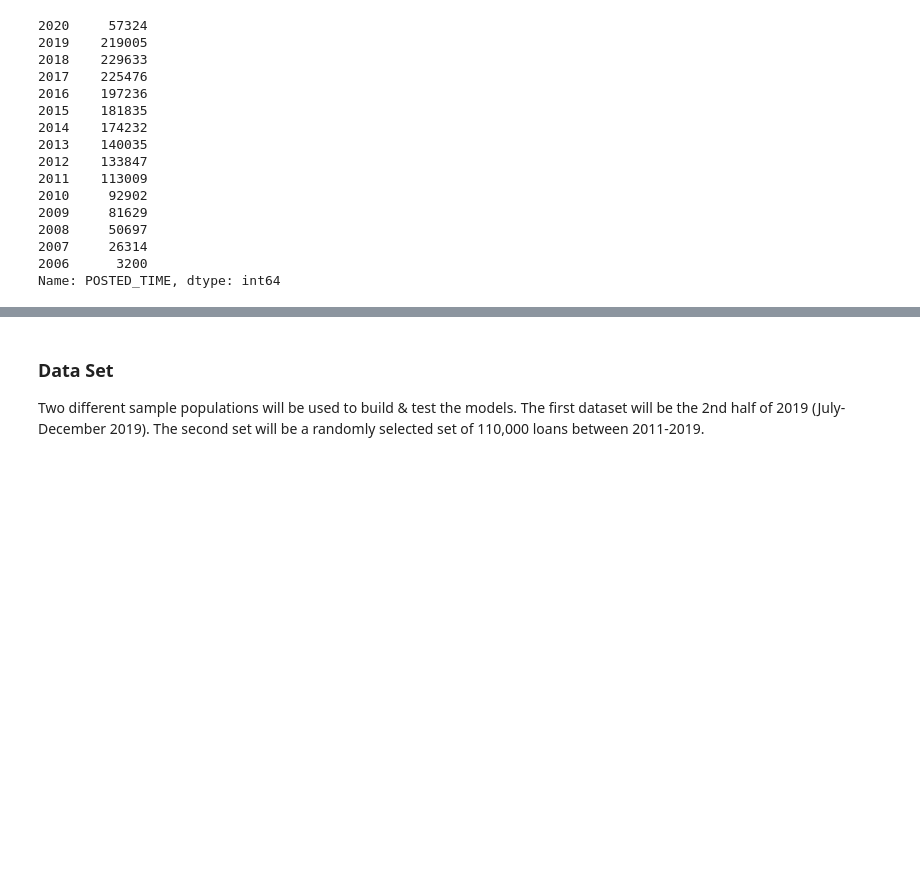
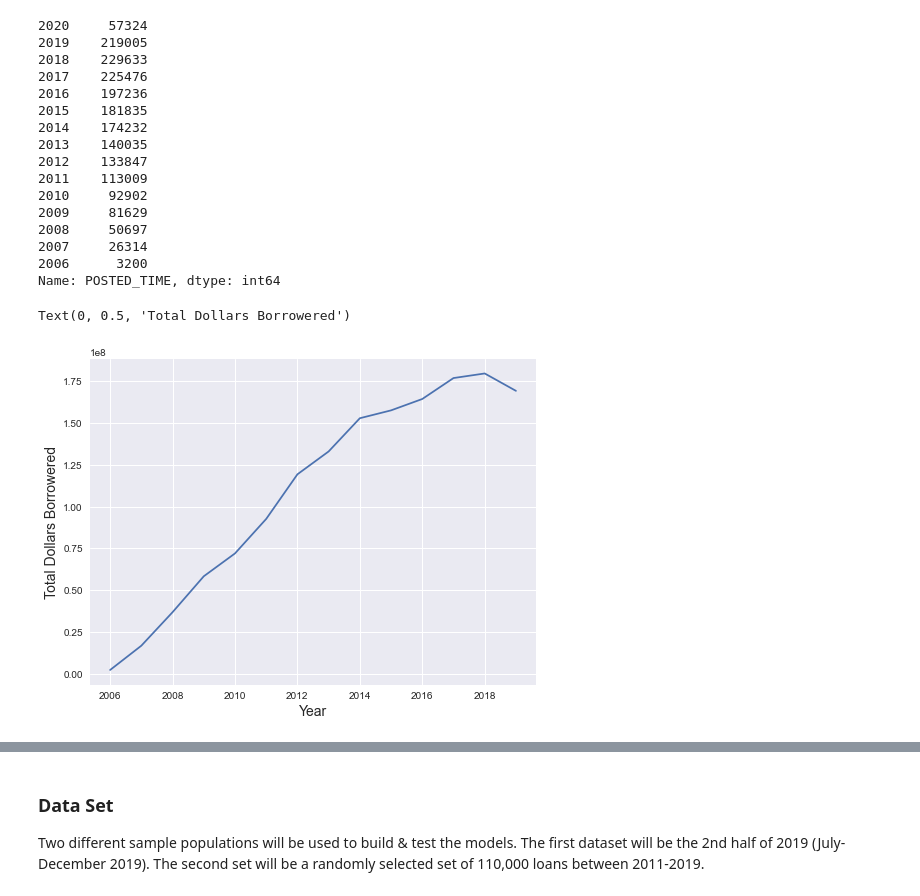
Before and after one commit to mewiebe/Kiva_Capstone_Project, a Jupyter notebook: notebooks/01_data_selection.ipynb, the cells around one changed output, grey strips where cells are left out. Drawn from its saved outputs; the diff is of its cells as text; code cells hidden in the pictures; blank space fills up the shorter version.

```diff
--- a/notebooks/01_data_selection.ipynb
+++ b/notebooks/01_data_selection.ipynb
@@ -70,6 +66,8 @@ Kiva started offering loans in 2006 and their business has grown since. The tota
 # %%
 # of loans posted in each year
 loans['POSTED_TIME'] = pd.to_datetime(loans['POSTED_TIME'] )
+loans['MONTH']= loans.POSTED_TIME.dt.month
+loans['YEAR']= loans.POSTED_TIME.dt.year
 loans.POSTED_TIME.dt.year.value_counts().sort_index(ascending = False)
 # %% [output]
 2020     57324
@@ -88,3 +86,12 @@ loans.POSTED_TIME.dt.year.value_counts().sort_index(ascending = False)
 2007     26314
 2006      3200
 Name: POSTED_TIME, dtype: int64
+# %%
+fig, ax = plt.subplots(figsize = (8, 6))
+ax.plot(loans[~loans.POSTED_TIME.dt.year.isin(['2020'])].pivot_table(index = loans.POSTED_TIME.dt.year, values=['LOAN_AMOUNT'], aggfunc =['sum']))
+ax.set_title('Total Dollars Loaned by Year', fontsize = 20)
+ax.set_xlabel('Year', fontsize = 14)
+ax.set_ylabel('Total Dollars Loaned', fontsize = 14)
+# %% [output]
+Text(0, 0.5, 'Total Dollars Borrowered')
+[figure, added]
```
Also changed, not shown: parts of 13 cells of this notebook.
